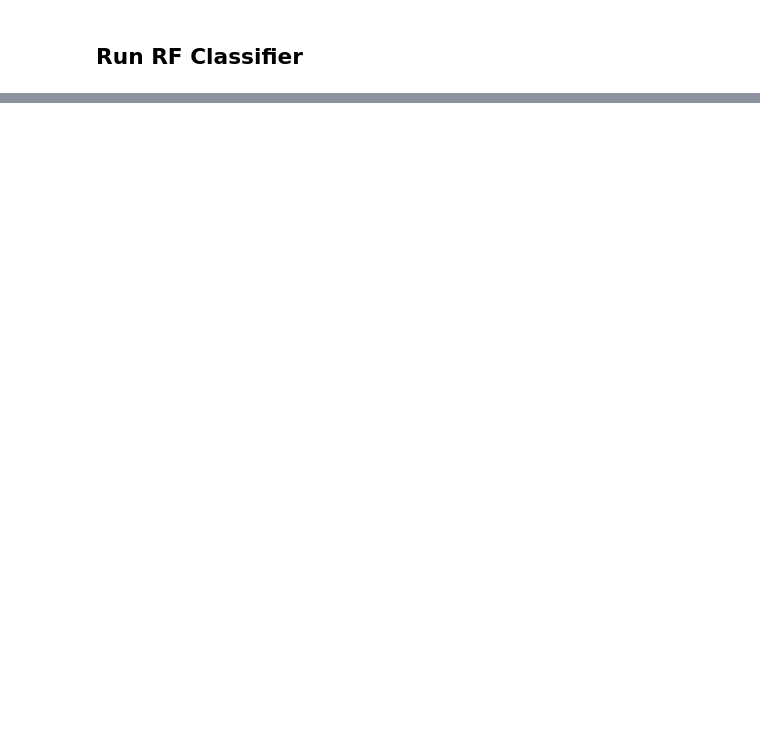
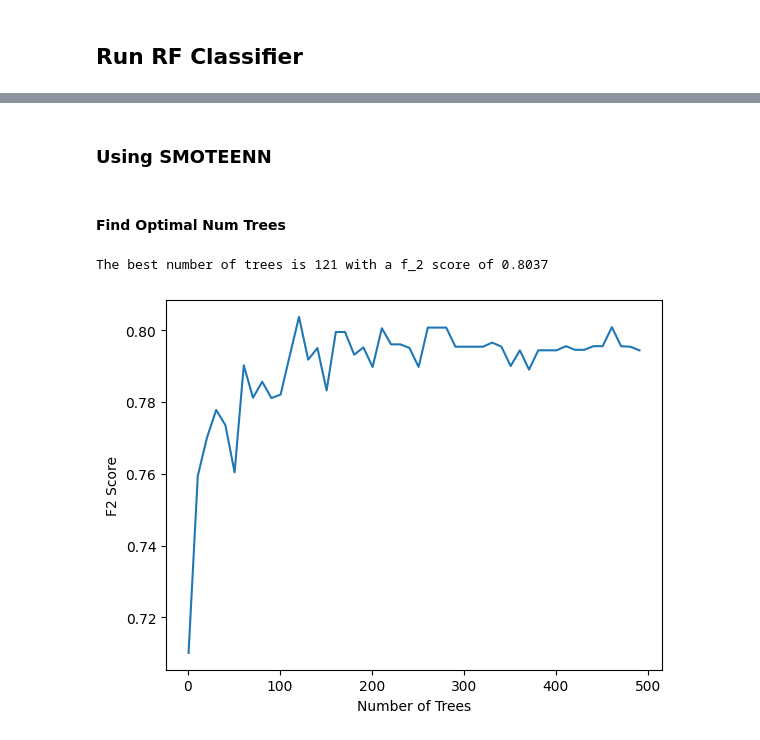
Before and after one commit to bdaniels8135/thyroid-disease-project, a Jupyter notebook: random_forest.ipynb, the cells around one changed output, grey strips where cells are left out. Saved outputs shown, nothing was run; the diff lists cells and outputs as text; code cells hidden in the pictures; blank space fills up the shorter version.

```diff
--- a/random_forest.ipynb
+++ b/random_forest.ipynb
@@ -77,0 +119,26 @@ plt.show()
+# %% [markdown]
+### Using SMOTEENN
+# %% [markdown]
+#### Find Optimal Num Trees
+# %%
+num_trees = range(1, 500, 10)
+param_grid = {'rf__n_estimators': num_trees}
+pipe = Pipeline(steps=[
+    ('imputer', KNNImputer()),
+    ('ss', StandardScaler()),
+    ('smoteenn', SMOTEENN(random_state=6740)),
+    ('rf', RandomForestClassifier(random_state=6740))
+])
+
+rf_smoteenn = GridSearchCV(pipe, param_grid, cv=5, scoring=scorer)
+rf_smoteenn = rf_smoteenn.fit(X_train, y_train)
+# %%
+print(f'The best number of trees is {rf_smoteenn.best_params_["rf__n_estimators"]} with a f_2 score of {rf_smoteenn.best_score_:.4f}')
+
+plt.plot(num_trees, rf_smoteenn.cv_results_['mean_test_score'])
+plt.xlabel('Number of Trees')
+plt.ylabel('F2 Score')
+plt.show()
+# %% [output]
+The best number of trees is 121 with a f_2 score of 0.8037
+[figure, added]
```
Also changed, not shown: parts of 22 cells of this notebook.
